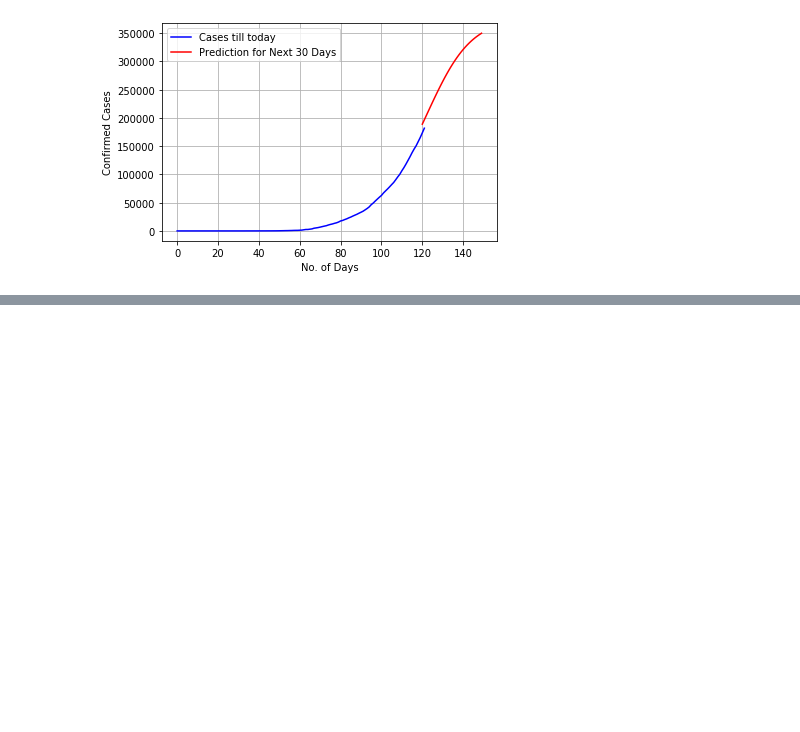
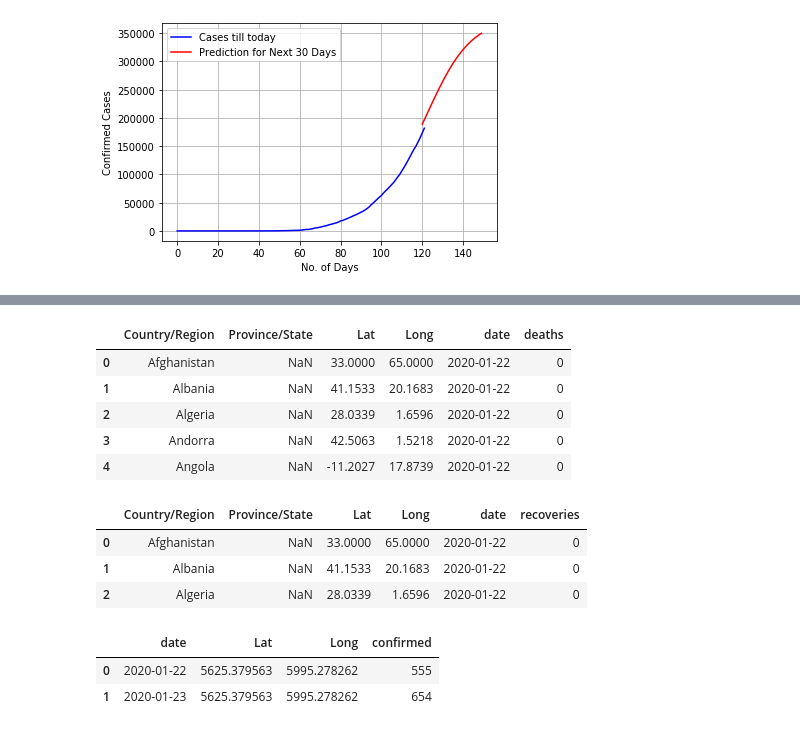
Before and after one commit to tariqmhmd5/Covid-Prediction, a Jupyter notebook: Prediction using LSTM.ipynb, the cells around one changed output, grey strips where cells are left out. Drawn from its saved outputs; the diff is of its cells as text; code cells hidden in the pictures; blank space fills up the shorter version.

```diff
--- a/Prediction using LSTM.ipynb
+++ b/Prediction using LSTM.ipynb
@@ -369,0 +381,16 @@ Text(0.5, 0, 'No. of Days')
+# %%
+deaths_df.head(5)
+# %% [output]
+|  | Country/Region | Province/State | Lat | Long | date | deaths |
+| 0 | Afghanistan | NaN | 33.0000 | 65.0000 | 2020-01-22 | 0 |
+| 1 | Albania | NaN | 41.1533 | 20.1683 | 2020-01-22 | 0 |
+| 2 | Algeria | NaN | 28.0339 | 1.6596 | 2020-01-22 | 0 |
+| 3 | Andorra | NaN | 42.5063 | 1.5218 | 2020-01-22 | 0 |
+| 4 | Angola | NaN | -11.2027 | 17.8739 | 2020-01-22 | 0 |
+# %%
+recoveries_df.head(3)
+# %% [output]
+|  | Country/Region | Province/State | Lat | Long | date | recoveries |
+| 0 | Afghanistan | NaN | 33.0000 | 65.0000 | 2020-01-22 | 0 |
+| 1 | Albania | NaN | 41.1533 | 20.1683 | 2020-01-22 | 0 |
+| 2 | Algeria | NaN | 28.0339 | 1.6596 | 2020-01-22 | 0 |
@@ -369,0 +406,6 @@ Text(0.5, 0, 'No. of Days')
+# %%
+df2.head(2)
+# %% [output]
+|  | date | Lat | Long | confirmed |
+| 0 | 2020-01-22 | 5625.379563 | 5995.278262 | 555 |
+| 1 | 2020-01-23 | 5625.379563 | 5995.278262 | 654 |
```
Also changed, not shown: parts of 32 cells of this notebook.
